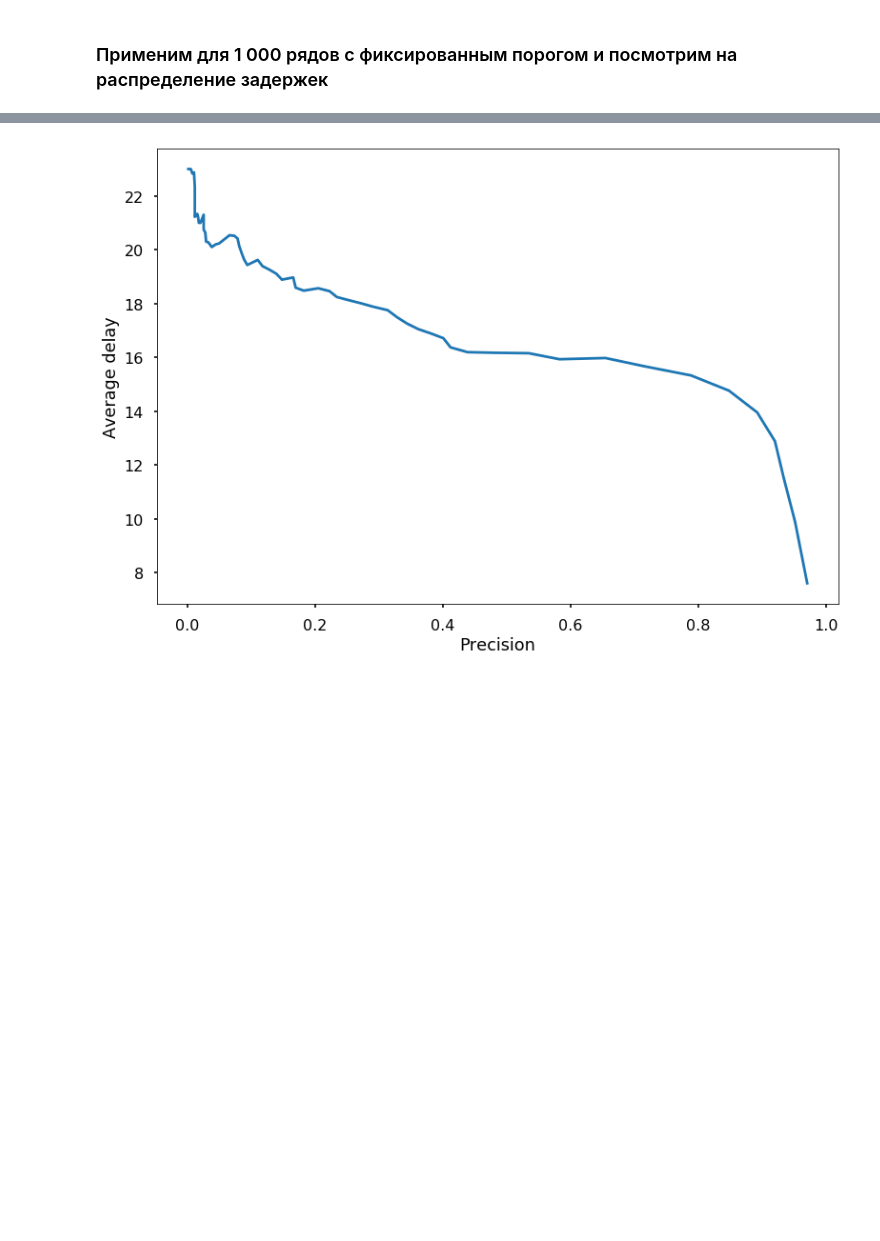
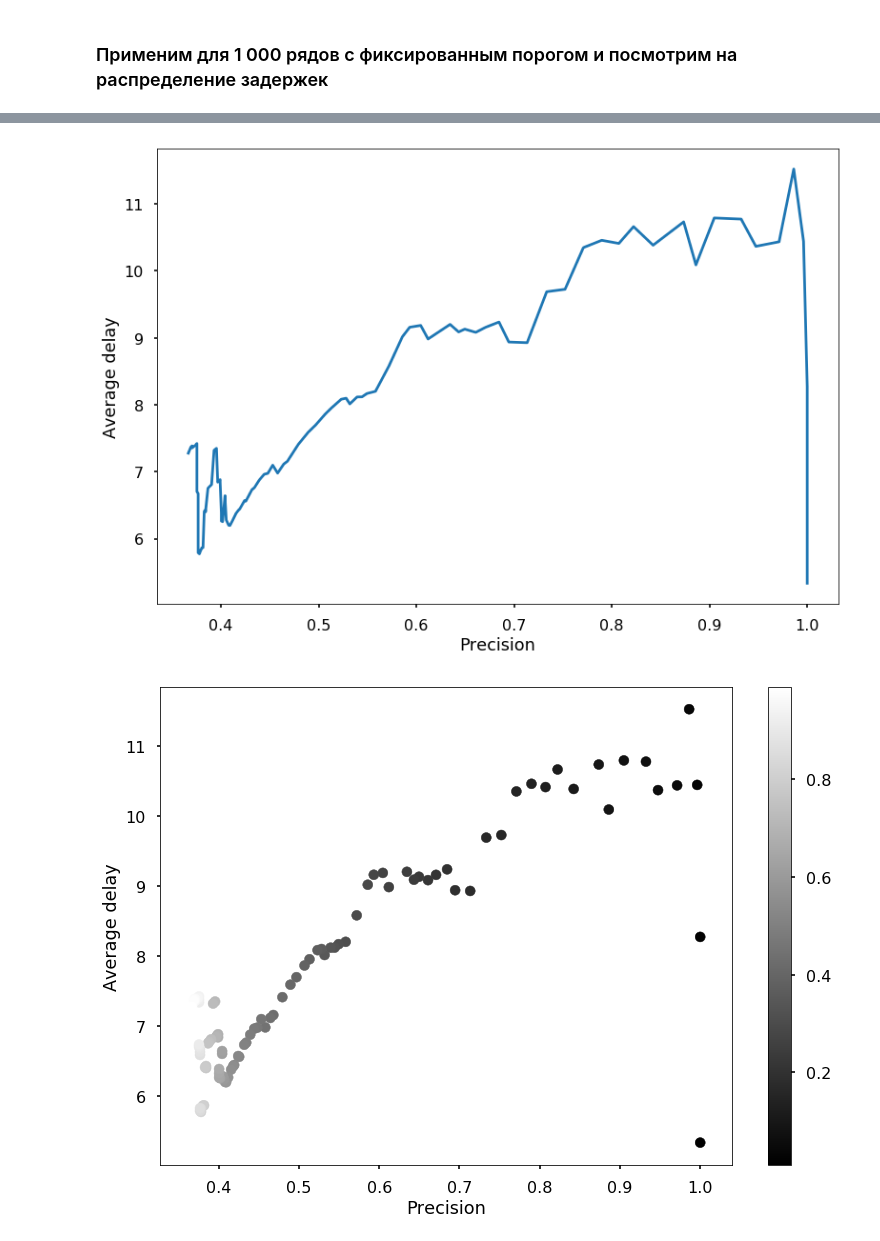
Before and after one commit to Klimmy/nir-ssa, a Jupyter notebook: 3rd semester/Data generating.ipynb, the cells around one changed output, grey strips where cells are left out. Drawn from its saved outputs; the diff is of its cells as text; code cells hidden in the pictures; blank space fills up the shorter version.

Commit message:
increased noise + colormap graphs + threshold choice

```diff
--- a/3rd semester/Data generating.ipynb
+++ b/3rd semester/Data generating.ipynb
@@ -41,12 +41,12 @@ def data_generator(ts_length = 400, points_to_skip = 48, random_seed = None, cp_
         np.random.seed(random_seed)
 
     signal = np.cos(2*np.pi/24 * np.arange(0, ts_length) + (np.pi/2))
-    noise = np.random.normal(0,0.1,ts_length)
+    noise = np.random.normal(0,0.5,ts_length)
     signal = signal+noise
 
     change_point = np.random.choice(np.arange(points_to_skip,ts_length),1)[0]
     change_point = np.random.choice([None,change_point],1,p=[1-cp_prob,cp_prob])[0]
-    change_point_value = np.random.normal(0.5,0.1,1)*np.random.choice([-1,1],1,)[0]
+    change_point_value = np.random.normal(0,3,1)*np.random.choice([-1,1],1,)[0]
 
     if change_point:
         signal[change_point:] = signal[change_point:]+change_point_value
@@ -126,7 +126,7 @@ act, pred = [], []
 for i in range(1000):
     generated = data_generator(cp_prob = 0.8, is_multiplicative = True)
     cp_1 = approximation_mean(generated[0], 48)
-    cp_2 = cp_detection(cp_1, 0.01)
+    cp_2 = cp_detection(cp_1, 0.15)
     act.append(generated[1])
     pred.append(cp_2)
 
@@ -195,7 +219,14 @@ plt.show()
 # %%
 plt.plot([precision[i] for i in range(len(precision)) if precision_filter[i]], average_delay)
 plt.ylabel('Average delay')
 plt.xlabel('Precision')
 plt.show()
+
+plt.scatter([precision[i] for i in range(len(precision)) if precision_filter[i]], average_delay, c=[threshold_list[i] for i in range(len(threshold_list)) if precision_filter[i]], s=100, cmap='gray')
+plt.colorbar()
+plt.ylabel('Average delay')
+plt.xlabel('Precision')
+plt.show()
 # %% [output]
-[figure, old version]
+[figure, new version]
+[figure, added]
```
Also changed, not shown: parts of 24 cells of this notebook.
